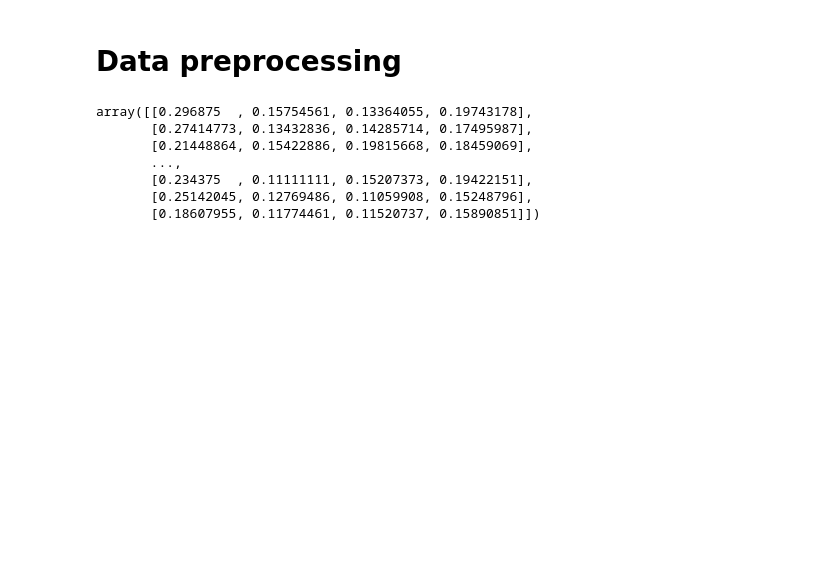
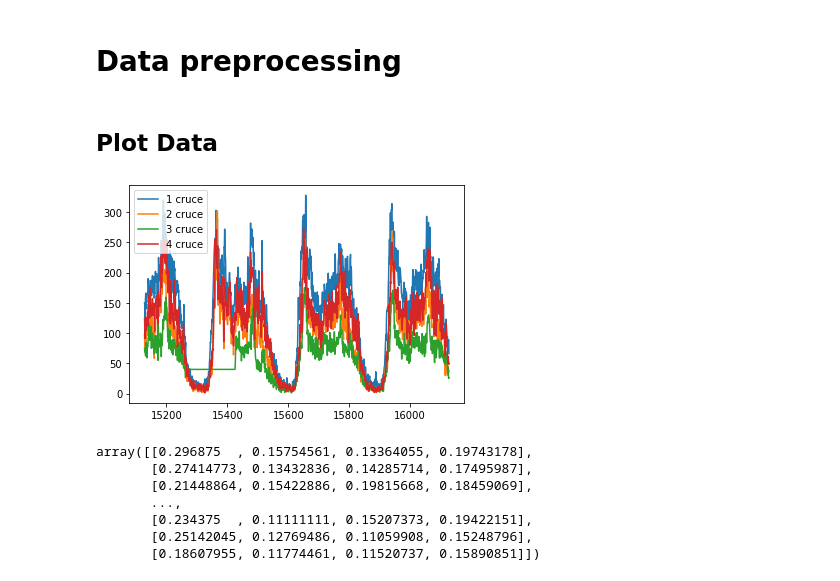
Before and after one commit to PaoloMorey/PFC-Proyecto1, a Jupyter notebook: main.ipynb, the cells around one changed output. Drawn from its saved outputs; the diff is of its cells as text; code cells hidden in the pictures; blank space fills up the shorter version.

```diff
--- a/main.ipynb
+++ b/main.ipynb
@@ -39,6 +39,27 @@ with open('./datasets/traffic-prediction-dataset.csv') as csv_file:
         data.append(row_to_append)
 
 remove_missing_values(data)
+# %% [markdown]
+## Plot Data
+# %%
+import matplotlib.pyplot as plt
+import numpy
+
+x = [i for i in range(len(data))]
+y = numpy.transpose(data)
+
+fig, ax = plt.subplots()
+
+registers = 1000
+
+for i in range(len(y)):
+    ax.plot(x[-registers:], y[i][-registers:], label= str(i+1) + " cruce")
+
+ax.legend(loc = 'upper left')
+plt.savefig("comportamiento_datos2.jpg")
+plt.show()
+# %% [output]
+[figure, added]
 # %%
 scaler.fit(data)
 normalized_data = scaler.transform(data)
```
